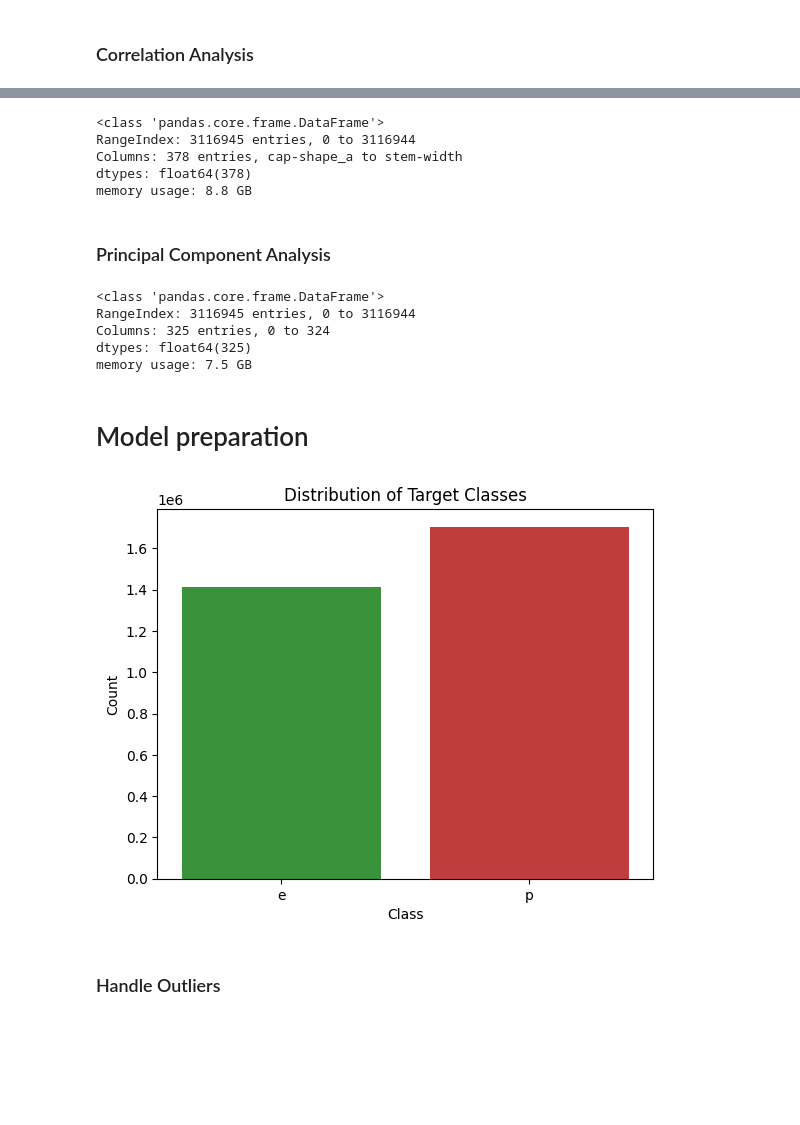
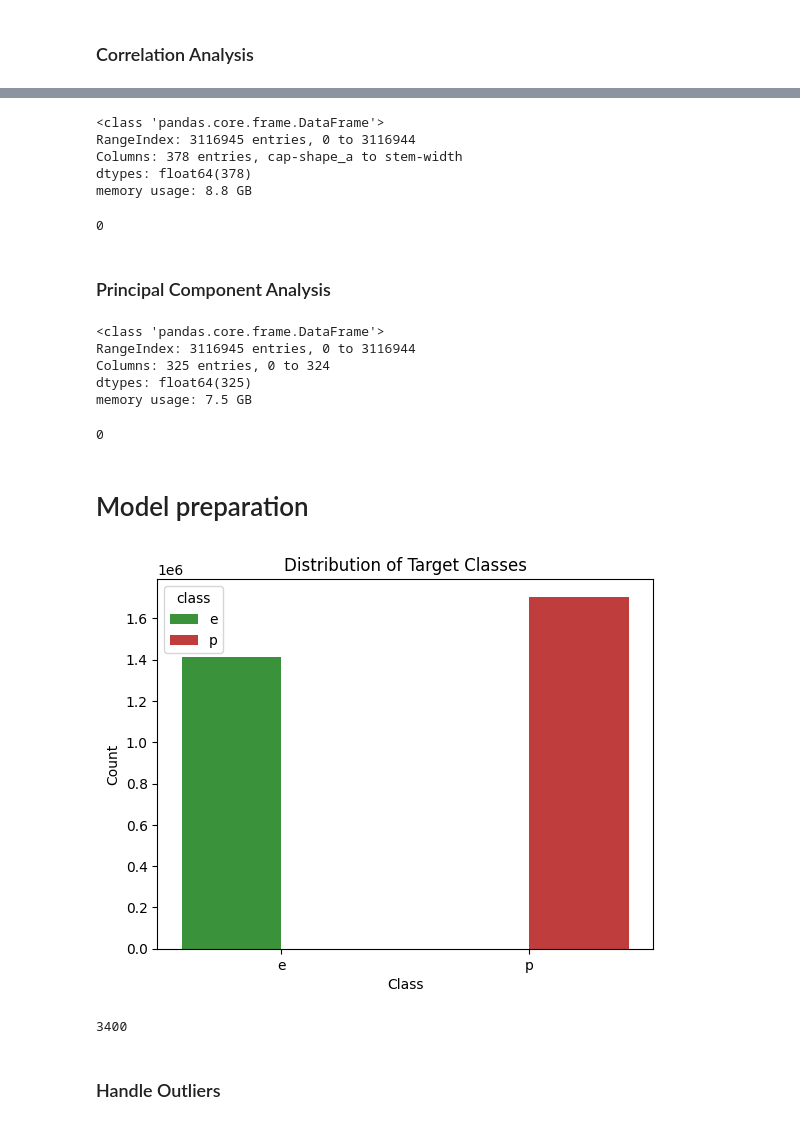
Before and after one commit to juquinterope/ppi_pl_QUINTEROjf, a Jupyter notebook: mushrooms/class_prediction.ipynb, the cells around one changed output, grey strips where cells are left out. Cells and saved outputs as stored; diff of their text form; code cells hidden in the pictures; blank space fills up the shorter version.

```diff
--- a/mushrooms/class_prediction.ipynb
+++ b/mushrooms/class_prediction.ipynb
@@ -126,18 +124,26 @@ def clean_column_categories(df):
         # Add 'unknown' and 'invalid' to the category list
         df[column] = df[column].cat.add_categories(['unknown', 'invalid'])
 
-        # Replace NaN values with 'unknown'
-        df[column] = df[column].fillna('unknown')
-
-        # Apply the cleaning logic to each column
-        df[column] = df[column].apply(clean_value)
+        # Replace NaN values with 'unknown' and apply the cleaning logic
+        df[column] = df[column].fillna('unknown').map(clean_value)
 
     return df
 # %%
-clean_train_data = train_data.copy()
-clean_train_data = clean_column_categories(clean_train_data).drop(columns=['id'])
-clean_train_data['cap-diameter'] = clean_train_data['cap-diameter'].fillna(clean_train_data['cap-diameter'].mean())
-clean_train_data.isnull().sum()
+# Create a clean df
+clean_train_data = train_data.drop(columns=['id'])
+
+# Clean the categories
+clean_train_data = clean_column_categories(clean_train_data)
+
+# Fill null values in 'cap-diameter' with the mean
+clean_train_data['cap-diameter'] = clean_train_data['cap-diameter'].fillna(
+    clean_train_data['cap-diameter'].mean())
+# Show if there are null values in the df
+print(clean_train_data.isnull().sum())
+
+# Clear memory
+del train_data
+gc.collect()
 # %% [output]
 class                   0
 cap-diameter            0
@@ -241,21 +269,28 @@ print(high_corr)
 # Consider the correlated columns
 columns_to_remove = set()
 for col1, col2 in high_corr[['level_0', 'level_1']].values:
-    # To avoid removing both columns if they are in multiple high-correlation pairs
+    # Avoid removing both columns if they are in multiple high-correlation pairs
     columns_to_remove.add(col1)
 indices_to_remove = [i for i, col in enumerate(all_feature_names) if col in columns_to_remove]
 cleaned_feature_names = np.delete(all_feature_names, indices_to_remove)
 
 # Remove redundant columns from encoded data
 encoded_dense_matrix = encoded_matrix.toarray()
-encoded_dense_matrix_cleaned = np.delete(encoded_dense_matrix, indices_to_remove, axis=1)
+encoded_dense_matrix_cleaned = np.delete(
+    encoded_dense_matrix, indices_to_remove, axis=1)
 
 # Create a pandas DataFrame with cleaned data and feature names
-cleaned_df = pd.DataFrame(encoded_dense_matrix_cleaned, columns=cleaned_feature_names)
+cleaned_df = pd.DataFrame(
+    encoded_dense_matrix_cleaned, columns=cleaned_feature_names)
 cleaned_df.info()
+
+# Clear memory
+del encoded_dense_matrix, encoded_dense_matrix_cleaned
+gc.collect()
 # %% [output]
 <class 'pandas.core.frame.DataFrame'>
 RangeIndex: 3116945 entries, 0 to 3116944
 Columns: 378 entries, cap-shape_a to stem-width
 dtypes: float64(378)
 memory usage: 8.8 GB
+0
@@ -284,31 +311,40 @@ pca_transformed_data = pca.fit_transform(standardized_data)
 # Convert back to DataFrame for further analysis
 cleaned_df = pd.DataFrame(pca_transformed_data)
 cleaned_df.info()
+
+# Clear memory
+del standardized_data, pca_transformed_data
+gc.collect()
 # %% [output]
 <class 'pandas.core.frame.DataFrame'>
 RangeIndex: 3116945 entries, 0 to 3116944
 Columns: 325 entries, 0 to 324
 dtypes: float64(325)
 memory usage: 7.5 GB
+0
 # %% [markdown]
 # Model preparation
 # %%
 # See if theres class disbalance
 # Convert the Series to a DataFrame
 target_df = target_column.to_frame(name='class')
-del target_column
 
 # Plot the distribution of the target column
 colors = ['#2ca02c', '#d62728']
 # Plot the distribution of the target column with custom colors
-sns.countplot(x='class', data=target_df, hue='class', palette=colors, legend=False)
+sns.countplot(x='class', data=target_df, hue='class', palette=colors)
 
 # Add labels and title
 plt.xlabel('Class')
 plt.ylabel('Count')
 plt.title('Distribution of Target Classes')
 
 # Display the plot
 plt.show()
+
+# Clear memory
+del target_column
+gc.collect()
 # %% [output]
-[figure, old version]
+[figure, new version]
+3400
```
Also changed, not shown: parts of 22 cells of this notebook, 2 other files.
